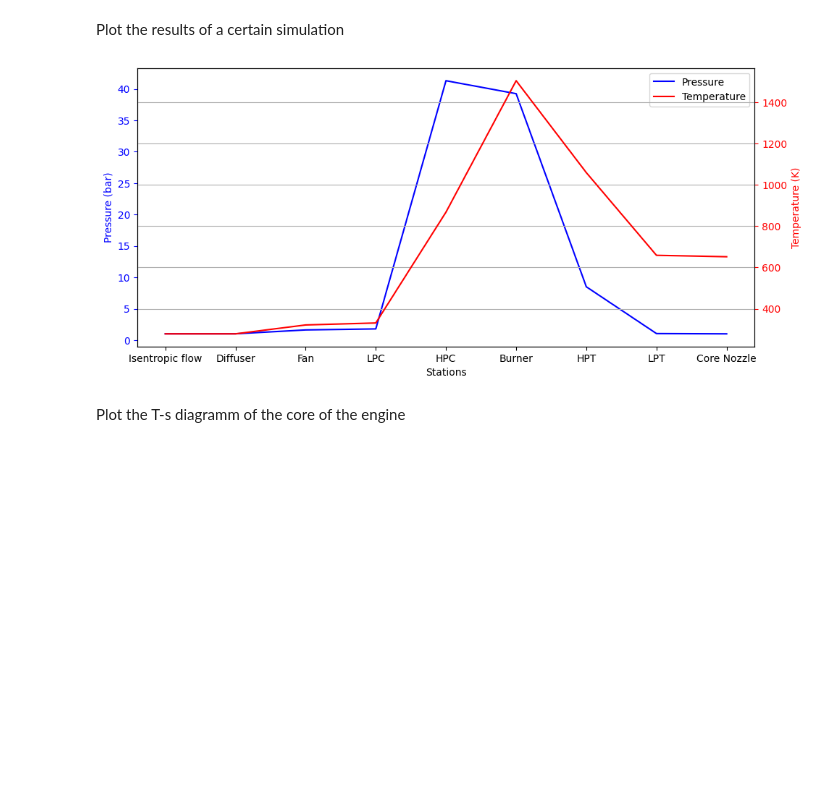
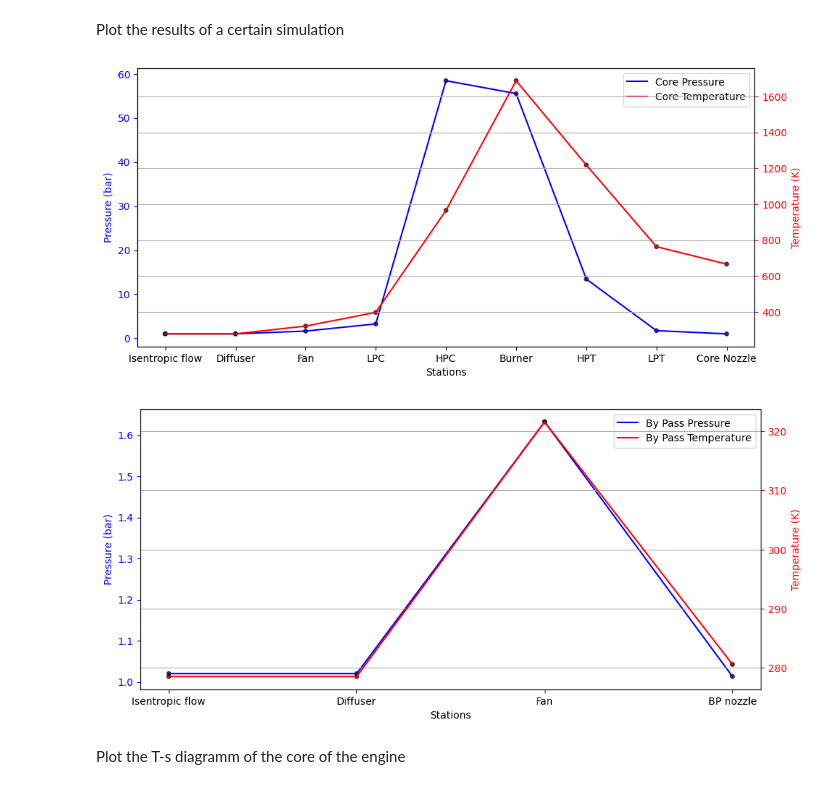
Before and after one commit to GiannisPek/meng, a Jupyter notebook: Engine_simulation.ipynb, the cells around one changed output. Cells and saved outputs as stored; diff of their text form; code cells hidden in the pictures; blank space fills up the shorter version.

```diff
--- a/Engine_simulation.ipynb
+++ b/Engine_simulation.ipynb
@@ -160,11 +160,12 @@ def Entropy(T1:float, T2:float, P1:float, P2:float, Cp:float, R:float) -> float:
     return np.abs(Ds)
 
 class Engine:
-    def __init__(self, Tamb, constraint = False) -> None:
+    def __init__(self, Tamb, constraint = False, FAR_correction = False) -> None:
         """
         Inputs:
             Tamb: the ambient temperature in deg Celsius
-            constraint (bool): activate the constraint of the maximum temperature after the burner at 1650 K
+            constraint (bool): activate the constraint of the maximum temperature after the burner at 1650 K (default = False)
+            FAR_correction (bool): activate the correction loop for FAR, that meets the demands of low temperature after the burner (default = False)
         """
         self.Tamb   = Tamb         # Deg Celsius
         self.Pamb   = 101.325   # kPa
@@ -186,6 +187,7 @@ class Engine:
             self.Tburnermax = 1650  # maximum temperature (Kelvin)
         else:
             self.Tburnermax = 100000000
+        self.FAR_flag = FAR_correction
 
         # Compressor stages
         self.PR_fan = 1.6
@@ -264,7 +266,7 @@ class Engine:
             [self.T7, self.P7] = turbine_stage(self.T6, self.P6, self.Wdot_lpt, self.etta_is_lpt, self.mdoth, self.Cph, self.gammah)
             self.Plpt = self.mdoth * self.Cph * (self.T7 - self.T6)
             self.Dslpt = Entropy(self.T6, self.T7, self.P6, self.P7, self.Cph, self.Rair)
-            if self.P7 < self.Pamb and flag != 1 :
+            if self.P7 < self.Pamb and flag != 1 and self.FAR_flag:
                 feas = 0
                 self.FAR = self.FAR + 0.00001
             else:
@@ -395,34 +418,64 @@ The FAR is restricted to the value 0.021075512473548587, because the temperature
 Plot the results of a certain simulation
 # %%
 
-res = Engine(5)
+res = Engine(5) ################### Change to Engine(Tamb, constraint = True) if you want to add the constraint of max temp
 df, performance = res.output()
 
 fig, ax1 = plt.subplots(figsize= (11,5))
 
-ax1.plot(df.iloc[0:-1,0], df.iloc[0:-1,1]/100, 'b-', label='Pressure')
+sizes = [15 for _ in range(len(df.iloc[0:-1,1]))]
+ax1.plot(df.iloc[0:-1,0], df.iloc[0:-1,1]/100, 'b-', label='Core Pressure')
+ax1.scatter(df.iloc[0:-1,0], df.iloc[0:-1,1]/100 , color='black', s = sizes, marker='o', alpha=0.7)
 ax1.set_xlabel('Stations')
 ax1.set_ylabel('Pressure (bar)', color='b')
 ax1.tick_params('y', colors='b')
 
 ax2 = ax1.twinx()
-ax2.plot(df.iloc[0:-1,0], df.iloc[0:-1,2], 'r-', label='Temperature')
+ax2.plot(df.iloc[0:-1,0], df.iloc[0:-1,2], 'r-', label='Core Temperature')
+ax2.scatter(df.iloc[0:-1,0], df.iloc[0:-1,2], color='black', s = sizes, marker='o', alpha=0.7)
 ax2.set_ylabel('Temperature (K)', color='r')
 ax2.tick_params('y', colors='r')
 
 
 # Adding a legend
 lines, labels = ax1.get_legend_handles_labels()
 lines2, labels2 = ax2.get_legend_handles_labels()
 ax1.legend(lines + lines2, labels + labels2, loc='best')
 
 # Add gridlines
 plt.grid(True)
 
 # Show plot
 plt.show()
+
+fig, ax1 = plt.subplots(figsize= (11,5))
+sizes = [15 for _ in range(len(df.iloc[[0,1,2,-1],1]))]
+ax1.plot(df.iloc[[0,1,2,-1],0], df.iloc[[0,1,2,-1],1]/100, 'b-', label='By Pass Pressure')
+ax1.scatter(df.iloc[[0,1,2,-1],0], df.iloc[[0,1,2,-1],1]/100 , color='black', s = sizes, marker='o', alpha=0.7)
+ax1.set_xlabel('Stations')
+ax1.set_ylabel('Pressure (bar)', color='b')
+ax1.tick_params('y', colors='b')
+
+ax2 = ax1.twinx()
+ax2.plot(df.iloc[[0,1,2,-1],0], df.iloc[[0,1,2,-1],2], 'r-', label='By Pass Temperature')
+ax2.scatter(df.iloc[[0,1,2,-1],0], df.iloc[[0,1,2,-1],2], color='black', s = sizes, marker='o', alpha=0.7)
+ax2.set_ylabel('Temperature (K)', color='r')
+ax2.tick_params('y', colors='r')
+
+
+# Adding a legend
+lines, labels = ax1.get_legend_handles_labels()
+lines2, labels2 = ax2.get_legend_handles_labels()
+ax1.legend(lines + lines2, labels + labels2, loc='best')
+
+# Add gridlines
+plt.grid(True)
+
+# Show plot
+plt.show()
 # %% [output]
-[figure, old version]
+[figure, new version]
+[figure, added]
 # %% [markdown]
 Plot the T-s diagramm of the core of the engine
 # %%
```
Also changed, not shown: parts of 4 cells of this notebook.
